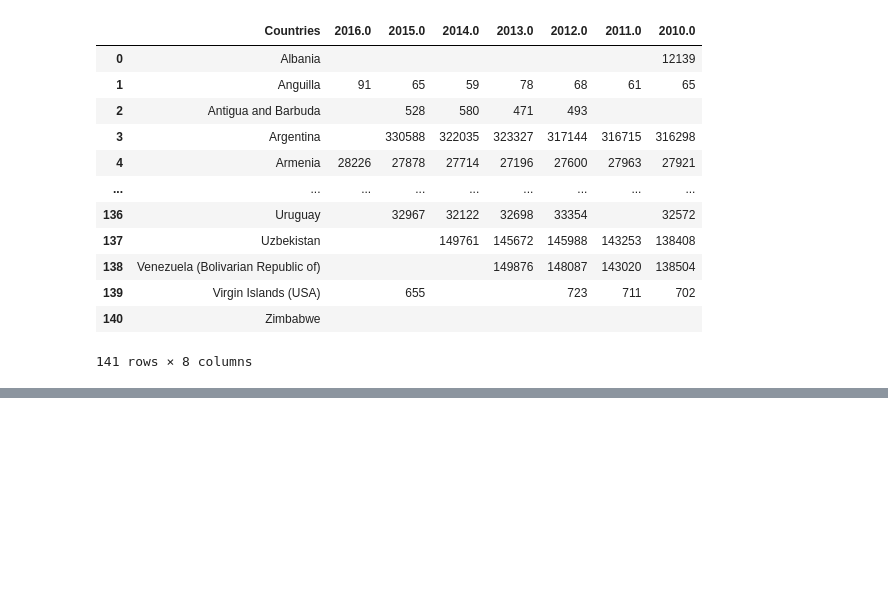
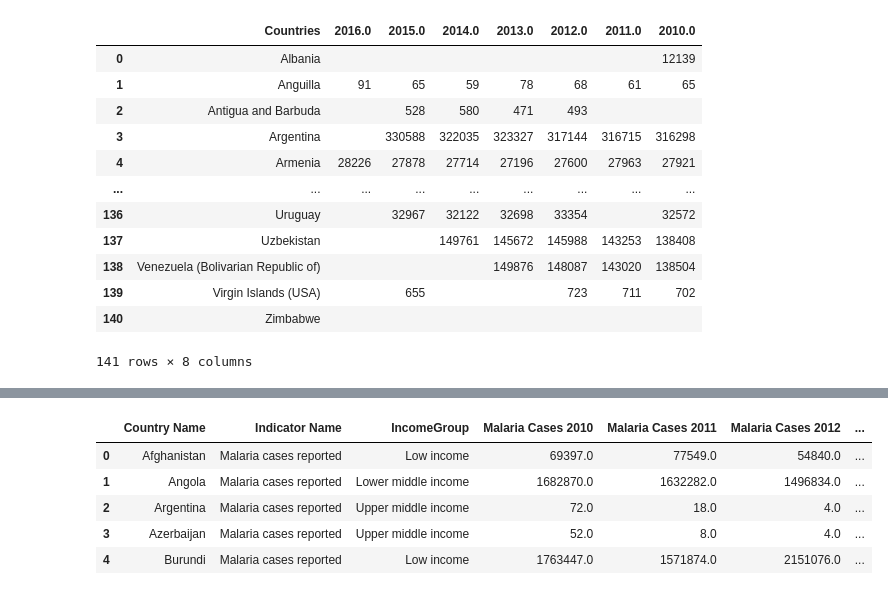
Before and after one commit to laurybenoit/ETL-Project, a Jupyter notebook: Malarianotebook.ipynb, the cells around one changed output, grey strips where cells are left out. Saved outputs shown, nothing was run; the diff lists cells and outputs as text; code cells hidden in the pictures; blank space fills up the shorter version.

```diff
--- a/Malarianotebook.ipynb
+++ b/Malarianotebook.ipynb
@@ -241,0 +248,9 @@ OperationalError: (psycopg2.OperationalError) FATAL:  password authentication fa
+# %%
+ pd.read_sql_query('select * from country_name;', con=engine).head()
+# %% [output]
+|  | Country Name | Indicator Name | IncomeGroup | Malaria Cases 2010 | Malaria Cases 2011 | Malaria Cases 2012 | ... |
+| 0 | Afghanistan | Malaria cases reported | Low income | 69397.0 | 77549.0 | 54840.0 | ... |
+| 1 | Angola | Malaria cases reported | Lower middle income | 1682870.0 | 1632282.0 | 1496834.0 | ... |
+| 2 | Argentina | Malaria cases reported | Upper middle income | 72.0 | 18.0 | 4.0 | ... |
+| 3 | Azerbaijan | Malaria cases reported | Upper middle income | 52.0 | 8.0 | 4.0 | ... |
+| 4 | Burundi | Malaria cases reported | Low income | 1763447.0 | 1571874.0 | 2151076.0 | ... |
```
Also changed, not shown: parts of 5 cells of this notebook.
